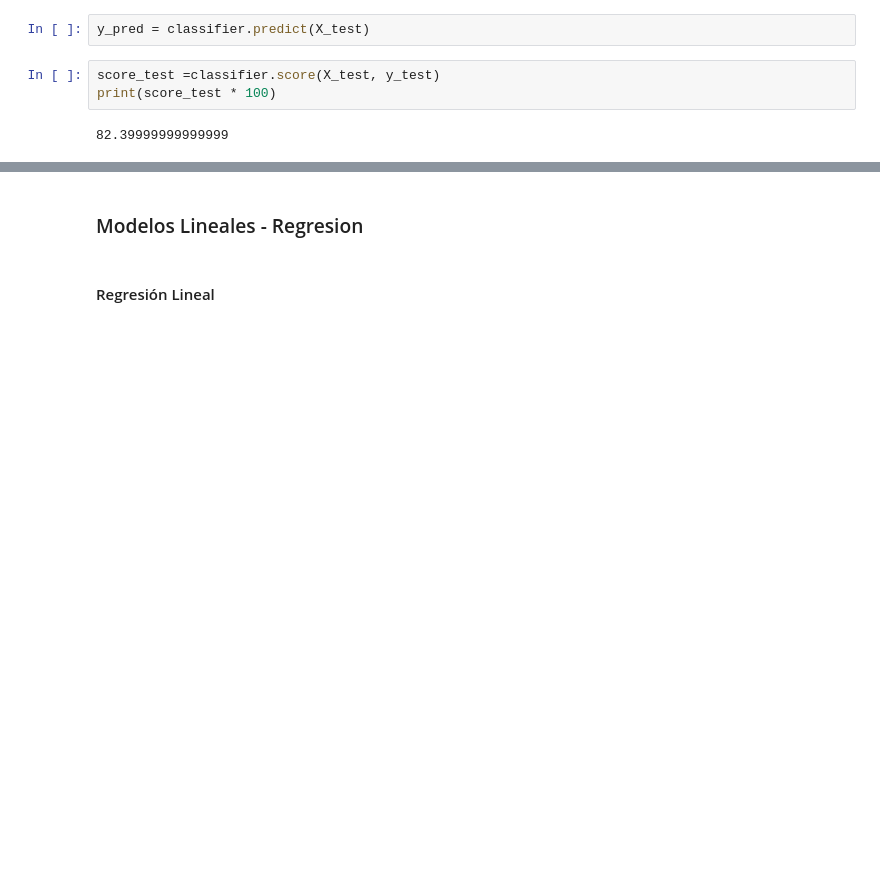
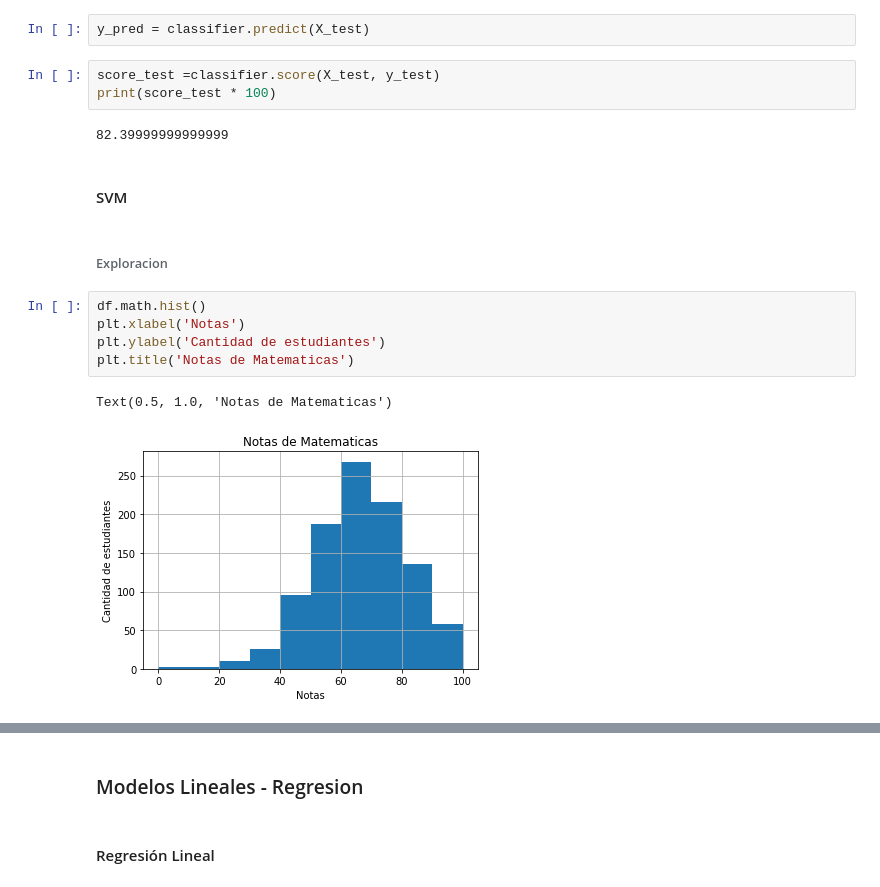
Before and after one commit to lsalazarv/Tarea-3, a Jupyter notebook: Tarea 3.ipynb, the cells around one changed output, grey strips where cells are left out. Drawn from its saved outputs; the diff is of its cells as text; blank space fills up the shorter version.

```diff
--- a/Tarea 3.ipynb
+++ b/Tarea 3.ipynb
@@ -294,3 +298,15 @@ score_test =classifier.score(X_test, y_test)
 print(score_test * 100)
 # %% [output]
 82.39999999999999
+# %% [markdown]
+#### SVM
+# %% [markdown]
+###### Exploracion
+# %%
+df.math.hist()
+plt.xlabel('Notas')
+plt.ylabel('Cantidad de estudiantes')
+plt.title('Notas de Matematicas')
+# %% [output]
+Text(0.5, 1.0, 'Notas de Matematicas')
+[figure, added]
```
Also changed, not shown: parts of 3 cells of this notebook.
